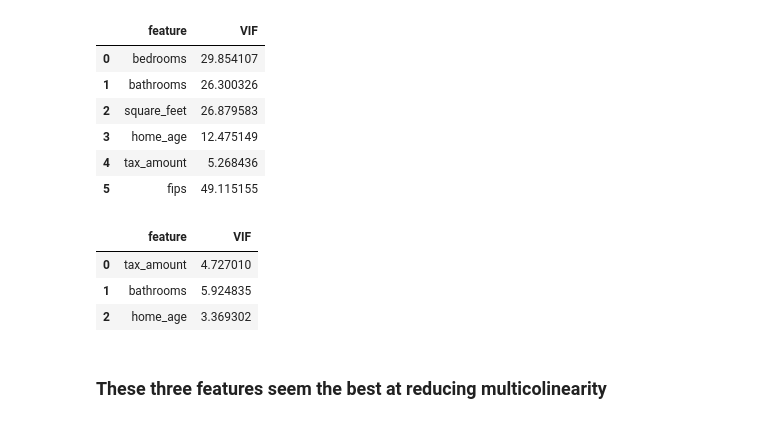
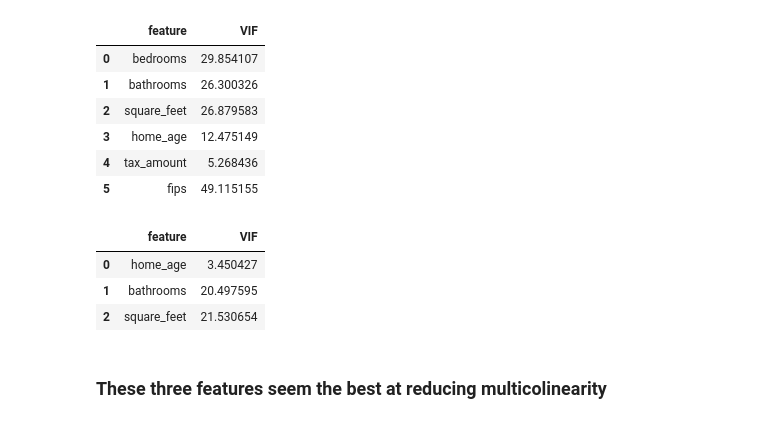
Before and after one commit to cristinalucin/regression-exercises, a Jupyter notebook: explore.ipynb, the cells around one changed output. Saved outputs shown, nothing was run; the diff lists cells and outputs as text; code cells hidden in the pictures.

```diff
--- a/explore.ipynb
+++ b/explore.ipynb
@@ -636,21 +636,21 @@ vif_data
 | 5 | fips | 49.115155 |
 # %%
 #Trying VIF again with limited variables
-X = train[['tax_amount','bathrooms', 'home_age']]
+X = train[['home_age','bathrooms', 'square_feet']]
 # VIF dataframe
 vif_data = pd.DataFrame()
 vif_data["feature"] = X.columns
 
 # calculating VIF for each feature
 vif_data["VIF"] = [variance_inflation_factor(X.values, i)
                           for i in range(len(X.columns))]
 
 vif_data
 # %% [output]
 |  | feature | VIF |
-| 0 | tax_amount | 4.727010 |
-| 1 | bathrooms | 5.924835 |
-| 2 | home_age | 3.369302 |
+| 0 | home_age | 3.450427 |
+| 1 | bathrooms | 20.497595 |
+| 2 | square_feet | 21.530654 |
 # %% [markdown]
 ### These three features seem the best at reducing multicolinearity
 # %%
```
Also changed, not shown: parts of 39 cells of this notebook, 2 other files.
